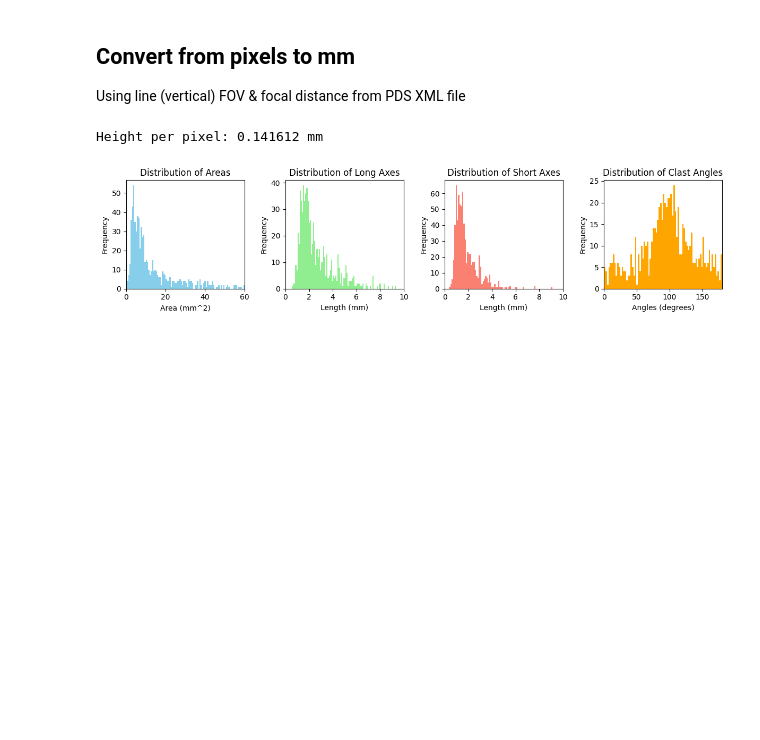
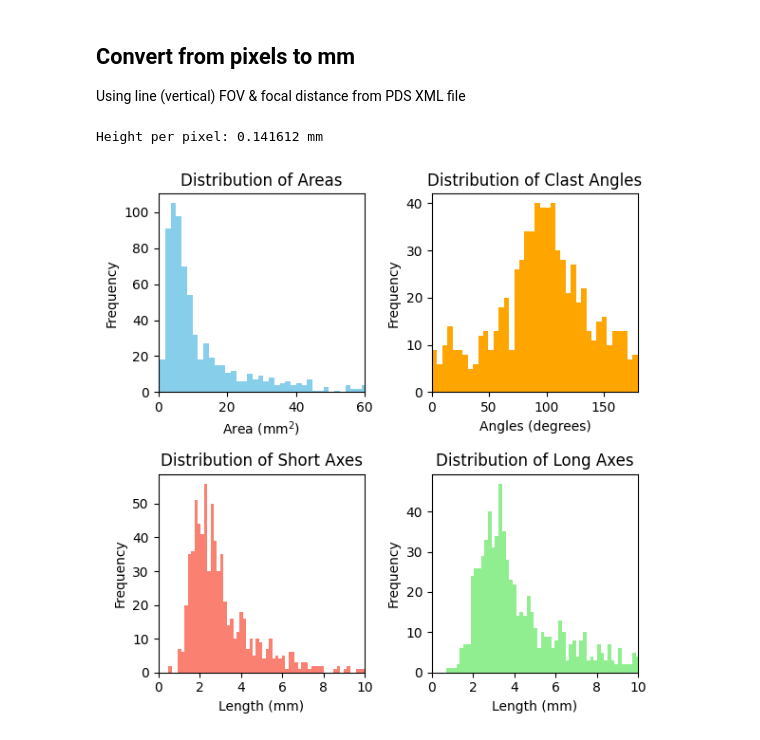
Before and after one commit to strongs20/segment-anything, a Jupyter notebook: notebooks/seg_prompter.ipynb, the cells around one changed output. Drawn from its saved outputs; the diff is of its cells as text; code cells hidden in the pictures; blank space fills up the shorter version.

```diff
--- a/notebooks/seg_prompter.ipynb
+++ b/notebooks/seg_prompter.ipynb
@@ -38,7 +38,7 @@ predictor = SamPredictor(sam)
 import cv2
 from PIL import Image
 
-img = cv2.imread('../imgs/clasts.png')
+img = cv2.imread('../dataset/images/000.png')
 img = cv2.cvtColor(img, cv2.COLOR_BGR2RGB)
 # %%
 predictor.set_image(img)
@@ -49,7 +49,7 @@ import torch
 # place an image "img.png" and a json file "img.json" in the cd
 
 # Read the JSON file
-with open('../imgs/000.json', 'r') as file:
+with open('../dataset/labels/000.json', 'r') as file:
     data = json.load(file)
     bboxes = data['bboxes']
 
@@ -317,53 +353,59 @@ print(f"Height per pixel: {height_per_pixel:.6f} mm")
 # %% [output]
 Height per pixel: 0.141612 mm
 # %%
-# Assuming you have collected 'areas', 'long_axes', and 'short_axes' data for all segments across images
-# For demonstration, let's create some sample data
-
 import numpy as np
 import matplotlib.pyplot as plt
 
 # Plotting the distribution of areas
 real_areas = [np.round(area * (height_per_pixel ** 2), 4) for area in counted_areas]
+
+# Plotting the distribution of long axes
 real_longs = [long_axis * height_per_pixel for long_axis in long_axes]
+
+# Plotting the distribution of short axes
 real_shorts = [short_axis * height_per_pixel for short_axis in short_axes]
 
-plt.figure(figsize=(12, 3))
-plt.subplot(1, 4, 1)
-plt.hist(real_areas, bins=500, color='skyblue')
+# Creating a 2x2 plot layout
+plt.figure(figsize=(6, 6))
+
+# Plotting the distribution of areas
+plt.subplot(2, 2, 1)
+plt.hist(real_areas, bins=200, color='skyblue')
 plt.title('Distribution of Areas')
-plt.xlabel('Area (mm^2)')
+plt.xlabel('Area ($\mathrm{mm}^2$)')
 plt.ylabel('Frequency')
 plt.xlim(0, 60)
 
+# Plotting the distribution of clast angles
+plt.subplot(2, 2, 2)
+plt.hist(angles, bins=40, color='orange')
+plt.title('Distribution of Clast Angles')
+plt.xlabel('Angles (degrees)')
+plt.ylabel('Frequency')
+plt.xlim(0, 180)
+
+# Plotting the distribution of short axes
+plt.subplot(2, 2, 3)
+plt.hist(real_shorts, bins=100, color='salmon')
+plt.title('Distribution of Short Axes')
+plt.xlabel('Length (mm)')
+plt.ylabel('Frequency')
+plt.xlim(0, 10)
+
+
 # Plotting the distribution of long axes
-plt.subplot(1, 4, 2)
+plt.subplot(2, 2, 4)
 plt.hist(real_longs, bins=160, color='lightgreen')
 plt.title('Distribution of Long Axes')
 plt.xlabel('Length (mm)')
 plt.ylabel('Frequency')
 plt.xlim(0, 10)
 
-# Plotting the distribution of short axes
-plt.subplot(1, 4, 3)
-plt.hist(real_shorts, bins=80, color='salmon')
-plt.title('Distribution of Short Axes')
-plt.xlabel('Length (mm)')
-plt.ylabel('Frequency')
-plt.xlim(0, 10)
-
-# Plotting the distribution of short axes
-plt.subplot(1, 4, 4)
-plt.hist(angles, bins=80, color='orange')
-plt.title('Distribution of Clast Angles')
-plt.xlabel('Angles (degrees)')
-plt.ylabel('Frequency')
-plt.xlim(0, 180)
 
 plt.tight_layout()
 plt.show()
 # %% [output]
-[figure, old version]
+[figure, new version]
 # %%
 import pandas as pd
 
```
Also changed, not shown: parts of 6 cells of this notebook, 9 other files.
